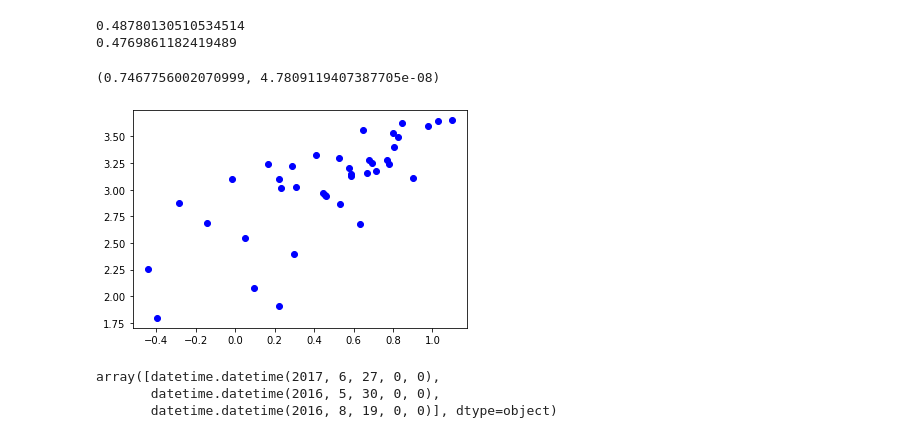
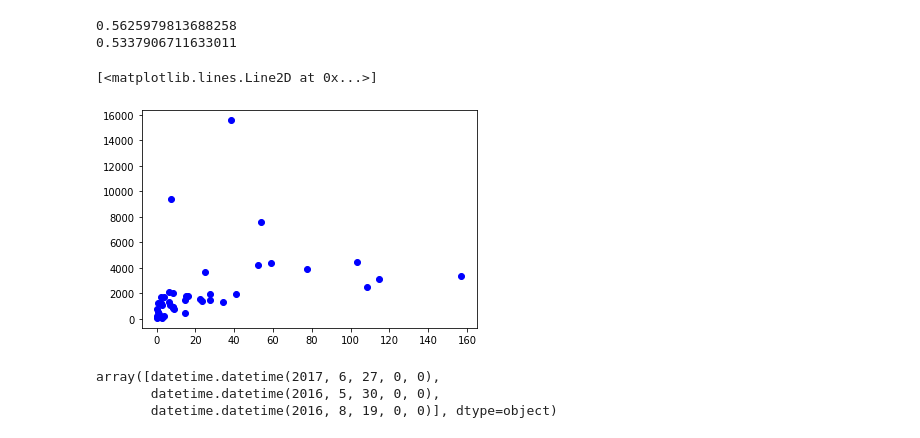
Before and after one commit to chaneyn/LESanalysis, a Jupyter notebook: Analysis.ipynb, the cells around one changed output. Drawn from its saved outputs; the diff is of its cells as text; code cells hidden in the pictures.

```diff
--- a/Analysis.ipynb
+++ b/Analysis.ipynb
@@ -92,0 +45,30 @@ plt.show()
+# %%
+from sklearn.linear_model import LinearRegression
+from sklearn.ensemble import GradientBoostingRegressor
+import sklearn.metrics
+var = 'TKE'
+metric = metrics[var]
+m2 = m #& (metrics['TKE'] < 5000)
+v = 'sh_L0_0.75'
+L0_0_3 = np.mean(db[v][:,0:3],axis=1)[m2]
+L0_3_6 = np.mean(db[v][:,3:6],axis=1)[m2]
+L0_6_10 = np.mean(db[v][:,6:10],axis=1)[m2]
+L0_all = np.mean(db[v][:,0:10],axis=1)[m2]
+ws = np.mean(db['ws'][:,ss],axis=1)[m2]
+X = np.array([L0_0_3**2,L0_6_10**2,]).T
+y = metric[m2]
+regr = LinearRegression().fit(X, y)
+ypred = regr.predict(X)
+print(sklearn.metrics.explained_variance_score(y,ypred))
+plt.figure(figsize=(10,5))
+plt.plot(y,y,'r')
+plt.plot(y,ypred,'bo')
+plt.xlabel('Original',fontsize=30)
+plt.ylabel('Predicted',fontsize=30)
+plt.xticks(fontsize=20)
+plt.yticks(fontsize=20)
+if var == 'TKE':
+ plt.title(r'$\overline{TKE_{HTG} - TKE_{HMG}}$ ($R^2 = %.2f$)' % sklearn.metrics.explained_variance_score(y,ypred),fontsize=25)
+else:
+ plt.title(r'$\overline{LWP_{HTG} - LWP_{HMG}}$ ($R^2 = %.2f$)' % sklearn.metrics.explained_variance_score(y,ypred),fontsize=25)
+plt.show()
@@ -101,18 +86,17 @@ scores = sklearn.model_selection.cross_val_score(clf,X,y,cv=2,scoring='r2')
 #scores = sklearn.model_selection.cross_val_score(clf,X,y,cv=2,scoring='neg_mean_squared_error')
 print(np.mean(scores))
 # %% [output]
-0.48780130510534514
-0.4769861182419489
+0.5625979813688258
+0.5337906711633011
 # %%
 import scipy.stats
 # %%
-var = 'sh_L0_0.75'
-plt.plot(np.log10(db[var][m2]),np.log10(metrics['TKE'][m2]),'bo')
-print(scipy.stats.pearsonr(np.log10(db[var][m2]),np.log10(metrics['TKE'][m2])))
+plt.plot(L0_3_6**2,metrics['TKE'][m2],'bo')
+#print(scipy.stats.pearsonr(np.log10(db[var][m2]),np.log10(metrics['TKE'][m2])))
 #print(scipy.stats.pearsonr(db[var][m2]/db['ws'][m2],metrics['TKE'][m2]))
 # %% [output]
-(0.7467756002070999, 4.7809119407387705e-08)
+[<matplotlib.lines.Line2D at 0x...>]
-[figure, old version]
+[figure, new version]
 # %%
 dates[metric > 7000]
 # %% [output]
```
Also changed, not shown: parts of 4 cells of this notebook, 1 other file.
